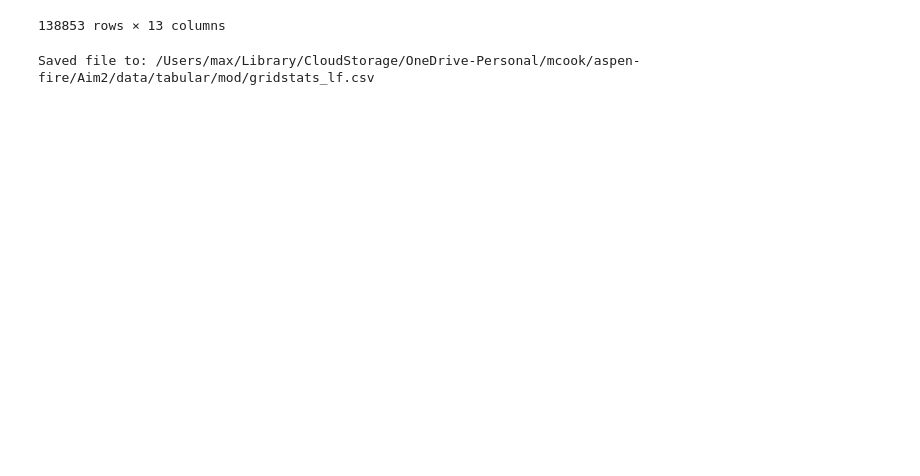
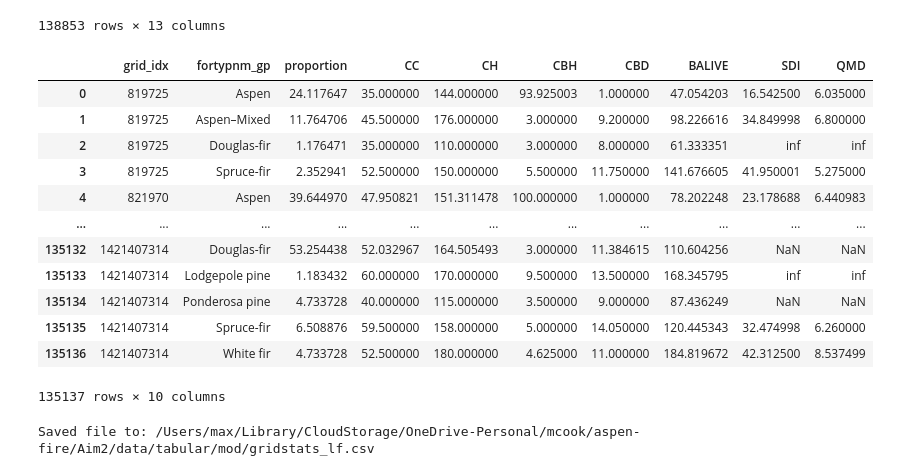
Before and after one commit to maxwellCcook/aspen-fire, a Jupyter notebook: Aim2/code/Python/04c_LF_Summaries.ipynb, the cells around one changed output. Saved outputs shown, nothing was run; the diff lists cells and outputs as text; code cells hidden in the pictures; blank space fills up the shorter version.

```diff
--- a/Aim2/code/Python/04c_LF_Summaries.ipynb
+++ b/Aim2/code/Python/04c_LF_Summaries.ipynb
@@ -528,5 +528,37 @@ grid_evt_pr
 | 138851 | 1421407314 | 7055 | 54.000000 | 166.000000 | 6.000000 | 12.100000 | 116.422379 | 30.350000 | 6.220000 | 7055 | SAF 206: Engelmann Spruce-Subalpi... | ... |
 | 138852 | 1421407314 | 7056 | 65.000000 | 150.000000 | 4.000000 | 16.000000 | 124.468300 | 34.599998 | 6.300000 | 7056 | SAF 206: Engelmann Spruce-Subalpi... | ... |
 138853 rows × 13 columns
+# %%
+# group and recalculate fuel characteristics
+grid_evt_rg = (
+    grid_evt_pr
+    .groupby(['grid_idx', 'fortypnm_gp'])
+    .agg({
+        'proportion': 'sum',
+        'CC': 'mean',
+        'CH': 'mean',
+        'CBH': 'mean',
+        'CBD': 'mean',
+        'BALIVE': 'mean',
+        'SDI': 'mean',
+        'QMD': 'mean'
+    })
+    .reset_index()
+)
+grid_evt_rg
+# %% [output]
+|  | grid_idx | fortypnm_gp | proportion | CC | CH | CBH | CBD | BALIVE | SDI | QMD |
+| 0 | 819725 | Aspen | 24.117647 | 35.000000 | 144.000000 | 93.925003 | 1.000000 | 47.054203 | 16.542500 | 6.035000 |
+| 1 | 819725 | Aspen–Mixed | 11.764706 | 45.500000 | 176.000000 | 3.000000 | 9.200000 | 98.226616 | 34.849998 | 6.800000 |
+| 2 | 819725 | Douglas-fir | 1.176471 | 35.000000 | 110.000000 | 3.000000 | 8.000000 | 61.333351 | inf | inf |
+| 3 | 819725 | Spruce-fir | 2.352941 | 52.500000 | 150.000000 | 5.500000 | 11.750000 | 141.676605 | 41.950001 | 5.275000 |
+| 4 | 821970 | Aspen | 39.644970 | 47.950821 | 151.311478 | 100.000000 | 1.000000 | 78.202248 | 23.178688 | 6.440983 |
+| ... | ... | ... | ... | ... | ... | ... | ... | ... | ... | ... |
+| 135132 | 1421407314 | Douglas-fir | 53.254438 | 52.032967 | 164.505493 | 3.000000 | 11.384615 | 110.604256 | NaN | NaN |
+| 135133 | 1421407314 | Lodgepole pine | 1.183432 | 60.000000 | 170.000000 | 9.500000 | 13.500000 | 168.345795 | inf | inf |
+| 135134 | 1421407314 | Ponderosa pine | 4.733728 | 40.000000 | 115.000000 | 3.500000 | 9.000000 | 87.436249 | NaN | NaN |
+| 135135 | 1421407314 | Spruce-fir | 6.508876 | 59.500000 | 158.000000 | 5.000000 | 14.050000 | 120.445343 | 32.474998 | 6.260000 |
+| 135136 | 1421407314 | White fir | 4.733728 | 52.500000 | 180.000000 | 4.625000 | 11.000000 | 184.819672 | 42.312500 | 8.537499 |
+135137 rows × 10 columns
 # %%
 # tidy some of the columns
```
Also changed, not shown: parts of 1 cell of this notebook, 7 other files.
